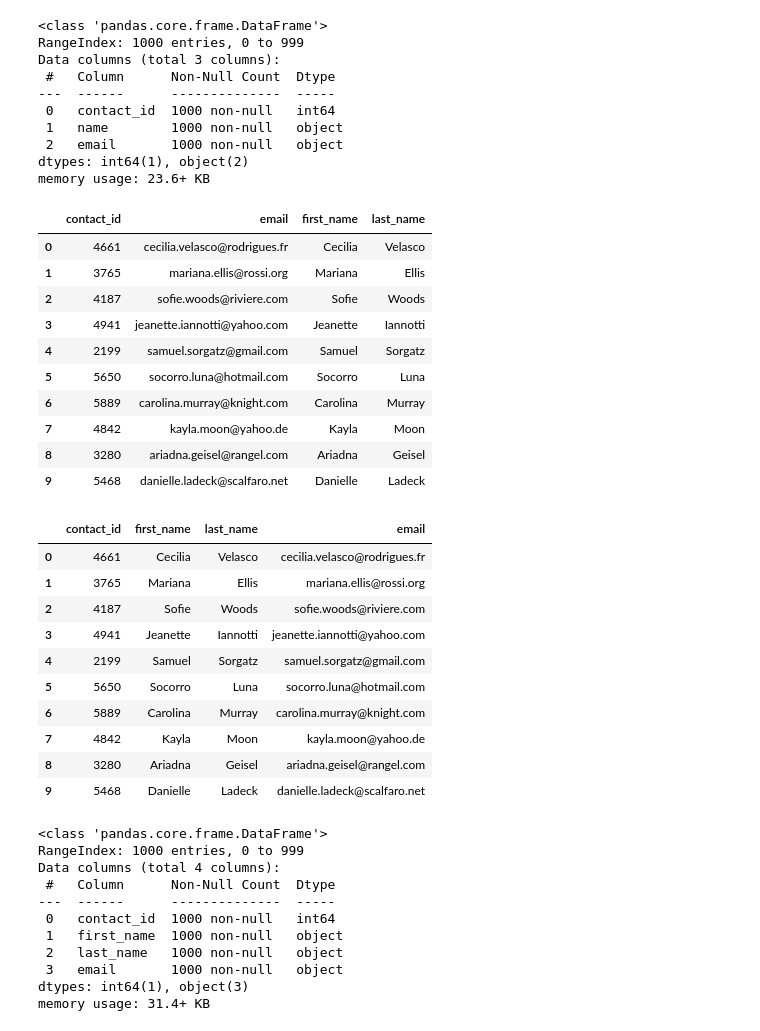
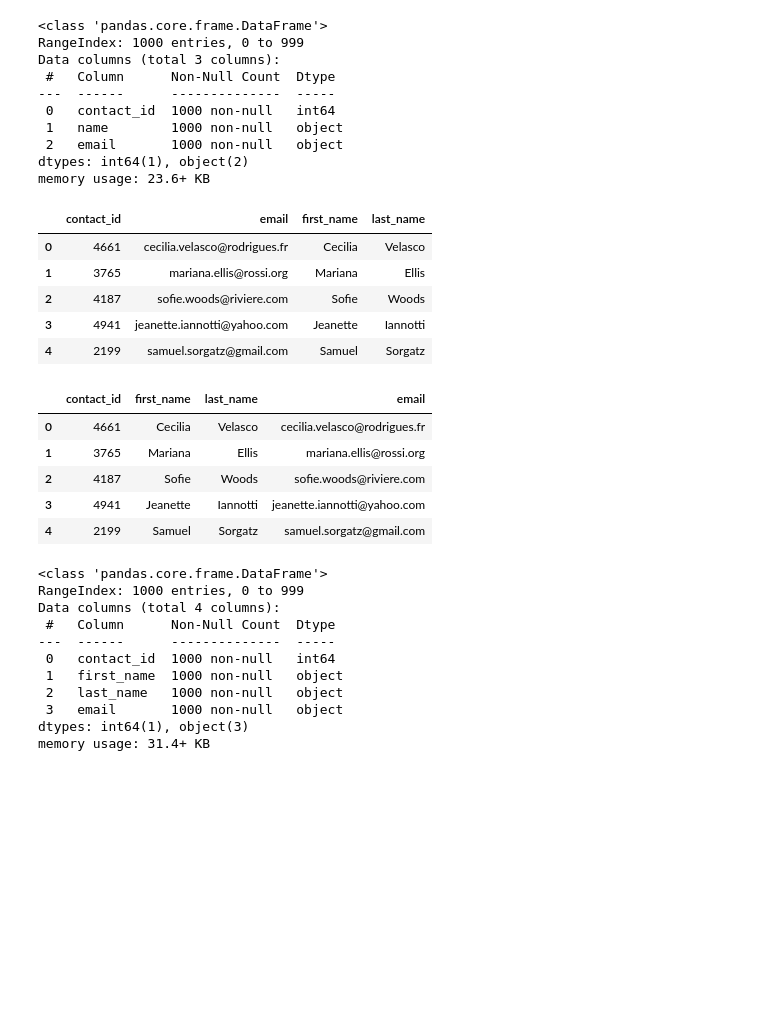
Before and after one commit to Andrewli1212/Crowdfunding_ETL, a Jupyter notebook: ETL_Mini_Project_Starter_Code.ipynb, the cells around one changed output. Drawn from its saved outputs; the diff is of its cells as text; code cells hidden in the pictures; blank space fills up the shorter version.

```diff
--- a/ETL_Mini_Project_Starter_Code.ipynb
+++ b/ETL_Mini_Project_Starter_Code.ipynb
@@ -267,6 +268,6 @@ campaign_cleaned.to_csv("Resources/campaign.csv", index=False)
 ### Extract the contacts.xlsx Data.
 # %%
 # Read the data into a Pandas DataFrame. Use the `header=2` parameter when reading in the data.
-contact_info_df = pd.read_excel('Resources/contacts.xlsx', header=2)
+contact_info_df = pd.read_excel('Resources/contacts.xlsx', header=3)
 contact_info_df.head()
 # %% [output]
@@ -293,10 +308,11 @@ Then export the DataFrame as a `contacts.csv` CSV file.
 import json
 dict_values = []
 
-x = contact_info_df.next()
 for i, row in contact_info_df.iterrows():
-
-    dict_values.append(row)
+    data = row[0]
+    coverted_data = json.loads(data)
+    row_values = [v for k, v in coverted_data.items()]
+    dict_values.append(row_values)
 
 # Print out the list of values for each row.
 print(dict_values)
@@ -321,6 +321,8 @@ Name: 1000, dtype: object]
 # %%
 # Create a contact_info DataFrame and add each list of values, i.e., each row
 # to the 'contact_id', 'name', 'email' columns.
+contact_df = pd.DataFrame(dict_values, columns= ['contact_id', 'name', 'email'])
+contact_df.head()
 # %% [output]
 |  | contact_id | name | email |
 | 0 | 4661 | Cecilia Velasco | cecilia.velasco@rodrigues.fr |
@@ -343,23 +346,24 @@ dtypes: int64(1), object(2)
 memory usage: 23.6+ KB
 # %%
 # Create a "first"name" and "last_name" column with the first and last names from the "name" column.
-
-
+contact_df[['first_name', 'last_name']] = contact_df['name']\
+.str.split(' ', n=1, expand=True)
+contact_df.head()
 # Drop the contact_name column
+# axis = 1 = column / axis = 0 = row
+contacts_df_clean = contact_df.drop(['name'], axis = 1)
+contacts_df_clean.head()
 # %% [output]
 |  | contact_id | email | first_name | last_name |
 | 0 | 4661 | cecilia.velasco@rodrigues.fr | Cecilia | Velasco |
 | 1 | 3765 | mariana.ellis@rossi.org | Mariana | Ellis |
 | 2 | 4187 | sofie.woods@riviere.com | Sofie | Woods |
 | 3 | 4941 | jeanette.iannotti@yahoo.com | Jeanette | Iannotti |
 | 4 | 2199 | samuel.sorgatz@gmail.com | Samuel | Sorgatz |
-| 5 | 5650 | socorro.luna@hotmail.com | Socorro | Luna |
-| 6 | 5889 | carolina.murray@knight.com | Carolina | Murray |
-| 7 | 4842 | kayla.moon@yahoo.de | Kayla | Moon |
-| 8 | 3280 | ariadna.geisel@rangel.com | Ariadna | Geisel |
-| 9 | 5468 | danielle.ladeck@scalfaro.net | Danielle | Ladeck |
 # %%
 # Reorder the columns
+contacts_df_clean = contacts_df_clean[['contact_id', 'first_name', 'last_name', 'email']]
+contacts_df_clean.head()
 # %% [output]
 |  | contact_id | first_name | last_name | email |
 | 0 | 4661 | Cecilia | Velasco | cecilia.velasco@rodrigues.fr |
@@ -367,10 +371,5 @@ memory usage: 23.6+ KB
 | 2 | 4187 | Sofie | Woods | sofie.woods@riviere.com |
 | 3 | 4941 | Jeanette | Iannotti | jeanette.iannotti@yahoo.com |
 | 4 | 2199 | Samuel | Sorgatz | samuel.sorgatz@gmail.com |
-| 5 | 5650 | Socorro | Luna | socorro.luna@hotmail.com |
-| 6 | 5889 | Carolina | Murray | carolina.murray@knight.com |
-| 7 | 4842 | Kayla | Moon | kayla.moon@yahoo.de |
-| 8 | 3280 | Ariadna | Geisel | ariadna.geisel@rangel.com |
-| 9 | 5468 | Danielle | Ladeck | danielle.ladeck@scalfaro.net |
 # %%
 # Check the datatypes one more time before exporting as CSV file.
```
Also changed, not shown: parts of 8 cells of this notebook, 1 other file.
